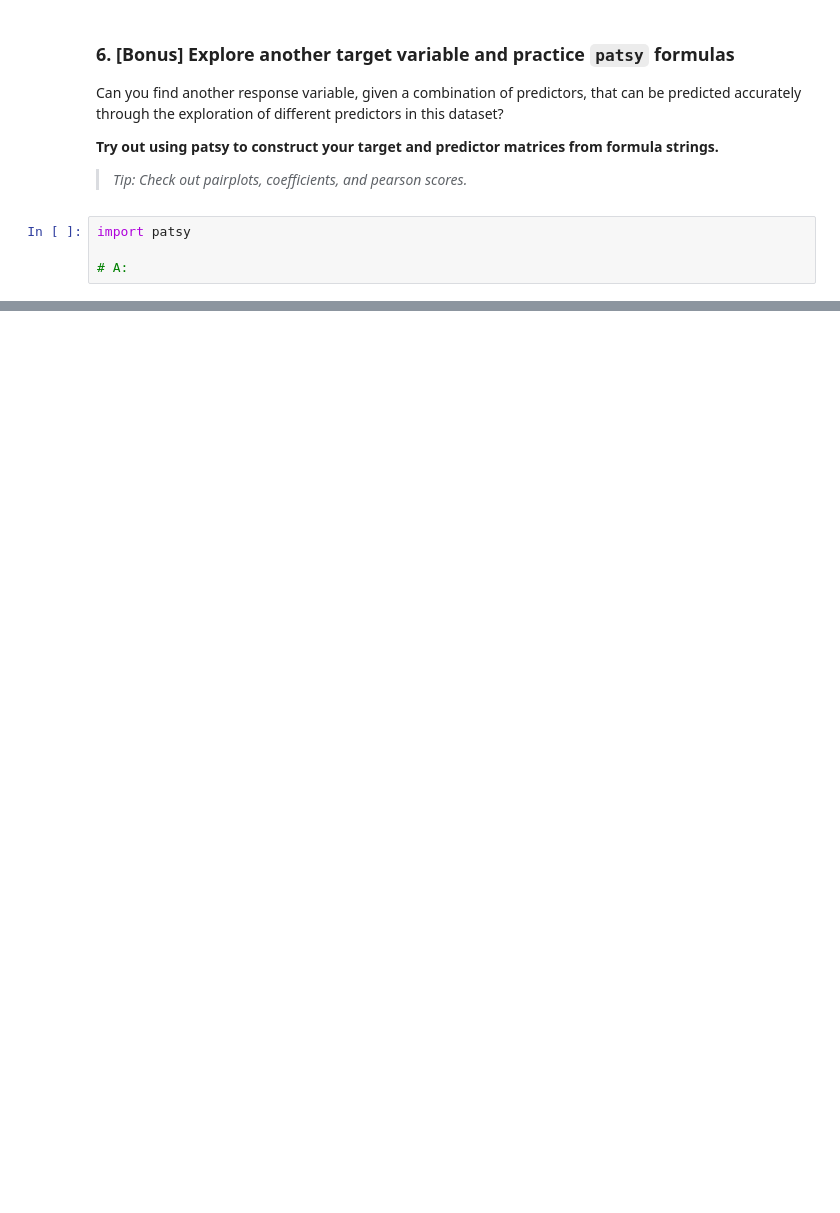
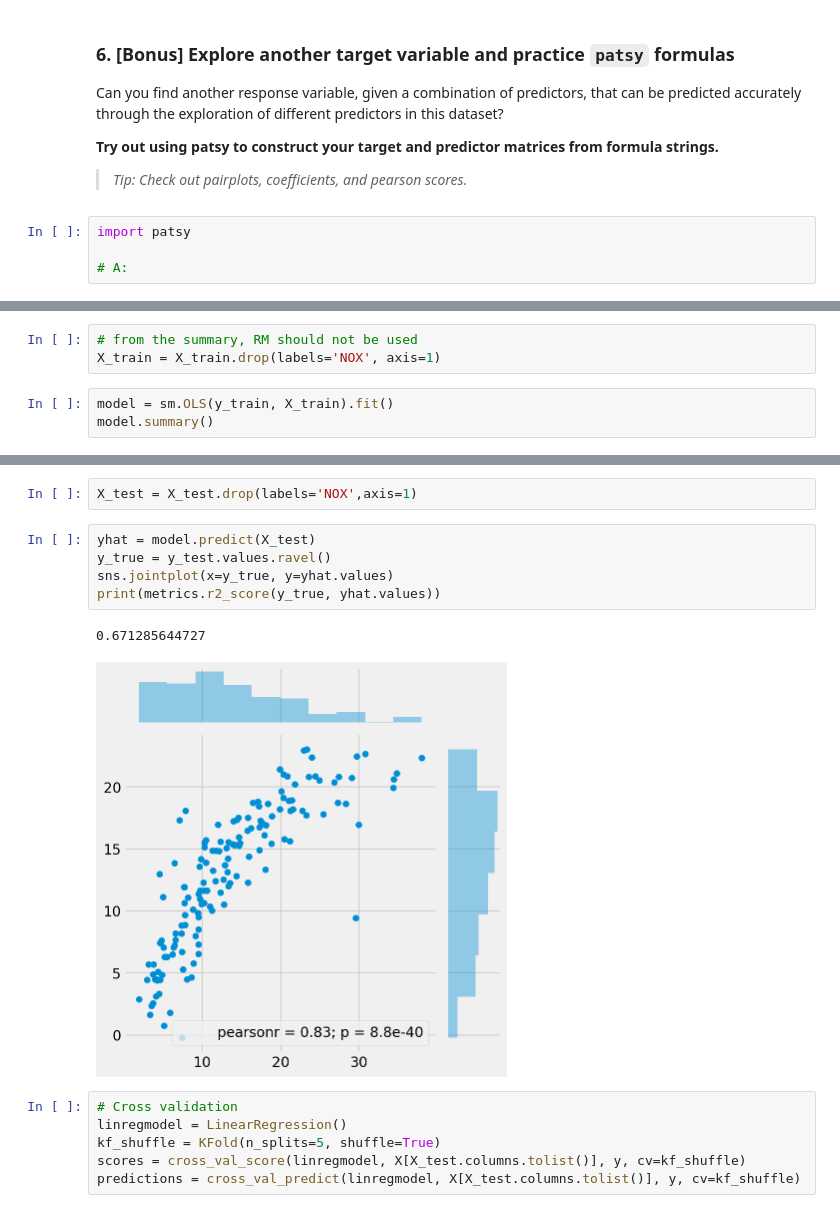
Before and after one commit to davidyan92/dsi, a Jupyter notebook: week-04/evaluation-cross_validation_train_test-lab/train-test-cross-validation-lab.ipynb, the cells around one changed output, grey strips where cells are left out. Saved outputs shown, nothing was run; the diff lists cells and outputs as text; blank space fills up the shorter version.

```diff
--- a/week-04/evaluation-cross_validation_train_test-lab/train-test-cross-validation-lab.ipynb
+++ b/week-04/evaluation-cross_validation_train_test-lab/train-test-cross-validation-lab.ipynb
@@ -250,0 +383,6 @@ import patsy
+# %%
+# from the summary, RM should not be used
+X_train = X_train.drop(labels='NOX', axis=1)
+# %%
+model = sm.OLS(y_train, X_train).fit()
+model.summary()
@@ -250,0 +410,16 @@ import patsy
+# %%
+X_test = X_test.drop(labels='NOX',axis=1)
+# %%
+yhat = model.predict(X_test)
+y_true = y_test.values.ravel()
+sns.jointplot(x=y_true, y=yhat.values)
+print(metrics.r2_score(y_true, yhat.values))
+# %% [output]
+0.671285644727
+[figure, added]
+# %%
+# Cross validation
+linregmodel = LinearRegression()
+kf_shuffle = KFold(n_splits=5, shuffle=True)
+scores = cross_val_score(linregmodel, X[X_test.columns.tolist()], y, cv=kf_shuffle)
+predictions = cross_val_predict(linregmodel, X[X_test.columns.tolist()], y, cv=kf_shuffle)
```
Also changed, not shown: parts of 24 cells of this notebook, 15 other files.
